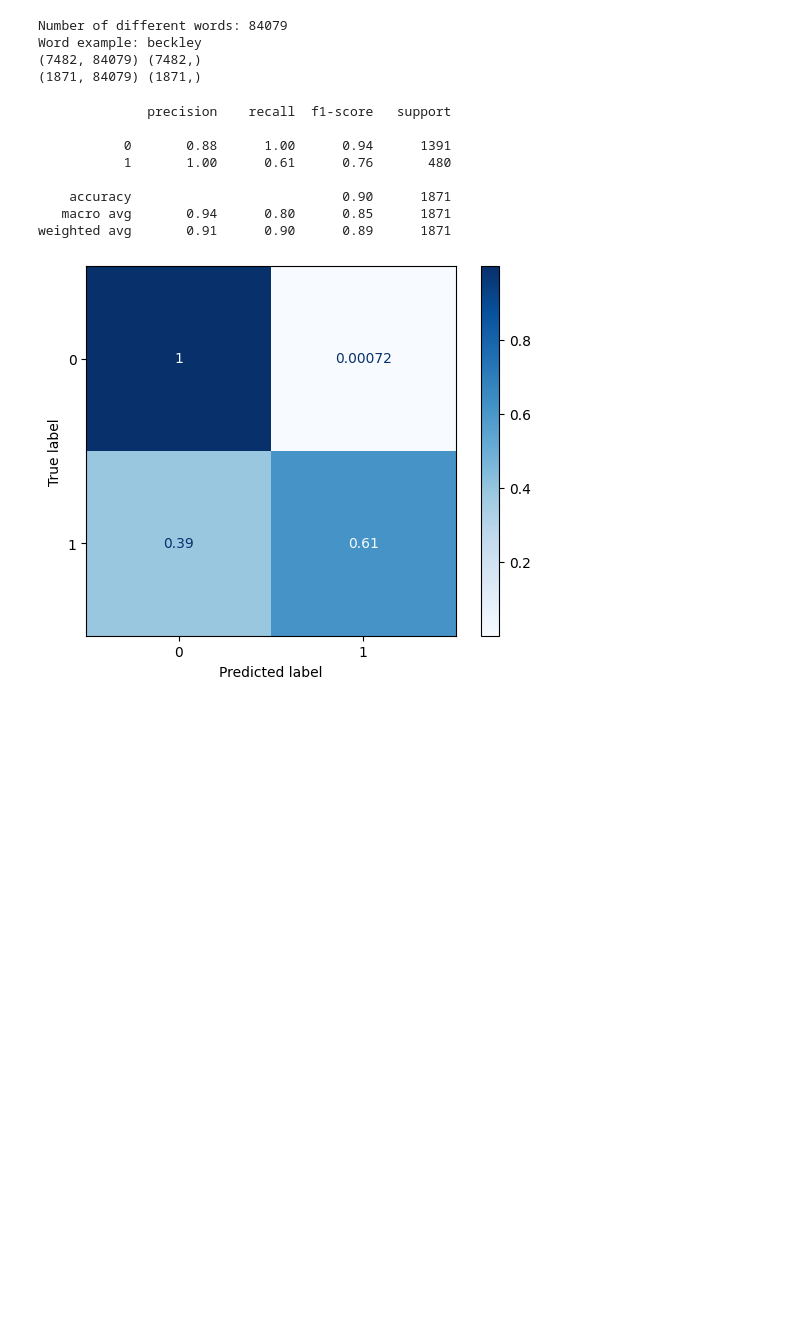
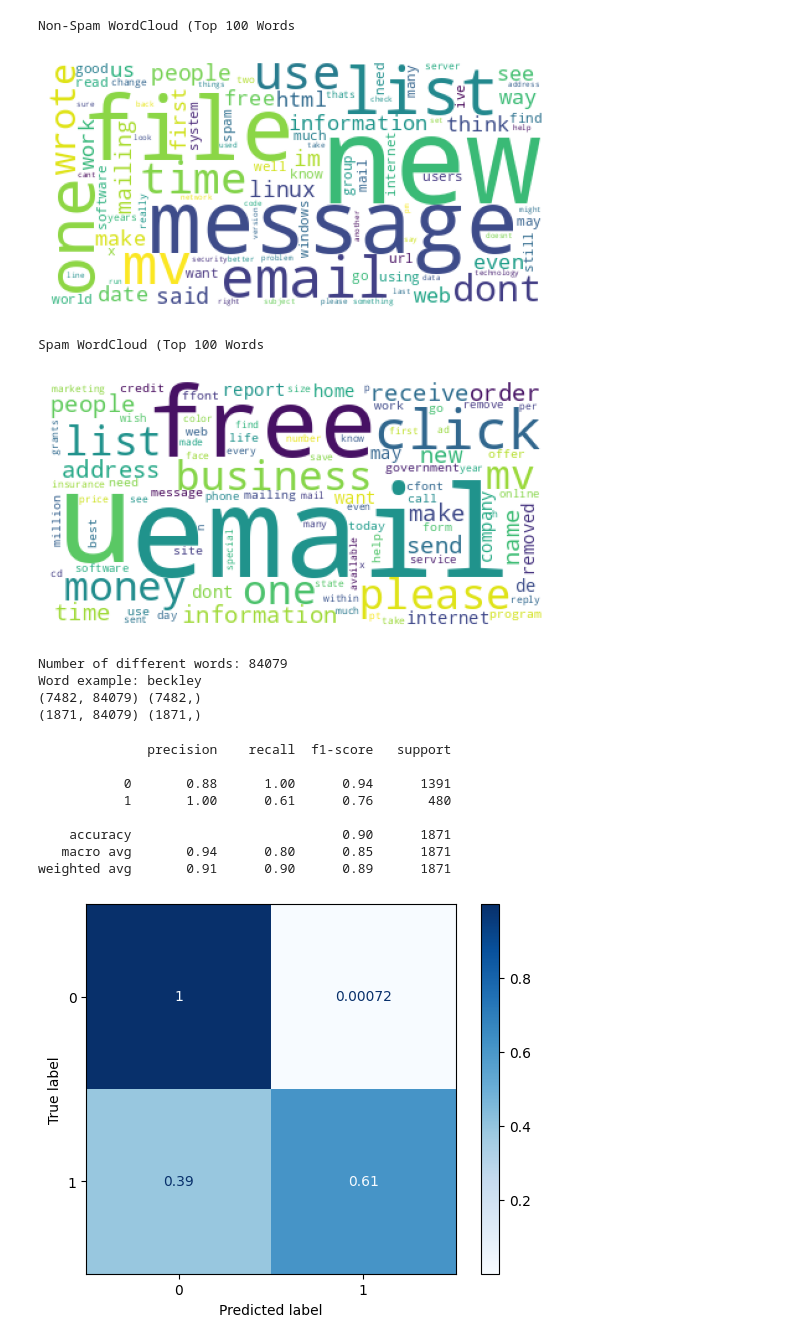
Before and after one commit to ahosk/qtw_smu, a Jupyter notebook: Case Study 3: Clustering/Notebooks/CS3.ipynb, the cells around one changed output. Drawn from its saved outputs; the diff is of its cells as text; code cells hidden in the pictures; blank space fills up the shorter version.

Commit message:
add wordcloud

```diff
--- a/Case Study 3: Clustering/Notebooks/CS3.ipynb
+++ b/Case Study 3: Clustering/Notebooks/CS3.ipynb
@@ -141,0 +95,14 @@ y = msg_df['label']
+# %%
+from nltk.tokenize import word_tokenize
+from nltk.corpus import stopwords
+import nltk
+nltk.download('stopwords')
+
+
+def remove_stop_words(sentence):
+    stop_words = stopwords.words('english')
+    new_stopwords = ["c", "b", "e", "f","l"]
+    stop_words.extend(new_stopwords)
+    word_list=sentence.split()
+    clean_sentence=' '.join([w for w in word_list if w.lower() not in stop_words])
+    return(clean_sentence)
@@ -141,0 +112,32 @@ y = msg_df['label']
+# %%
+emails['text_wo_sw'] = emails['text'].apply(remove_stop_words)
+# %%
+from collections import Counter
+df_spam = emails.loc[emails['label']==1]
+df_ham = emails.loc[emails['label']==0]
+
+
+spam_counter = Counter(" ".join(df_spam['text_wo_sw']).split()).most_common(100)
+spam_result = pd.DataFrame(spam_counter, columns=['Word', 'Frequency'])
+
+ham_counter = Counter(" ".join(df_ham['text_wo_sw']).split()).most_common(100)
+ham_result = pd.DataFrame(ham_counter, columns=['Word', 'Frequency'])
+# %%
+from wordcloud import WordCloud
+import matplotlib.pyplot as plt
+wc_ham = WordCloud(background_color='white').generate(' '.join(ham_result['Word']))
+wc_spam = WordCloud(background_color='white').generate(' '.join(spam_result['Word']))
+# %%
+print('Non-Spam WordCloud (Top 100 Words')
+plt.imshow(wc_ham)
+plt.axis("off")
+plt.show()
+print('Spam WordCloud (Top 100 Words')
+plt.imshow(wc_spam)
+plt.axis("off")
+plt.show()
+# %% [output]
+Non-Spam WordCloud (Top 100 Words
+[figure, added]
+Spam WordCloud (Top 100 Words
+[figure, added]
```
Also changed, not shown: parts of 12 cells of this notebook.
